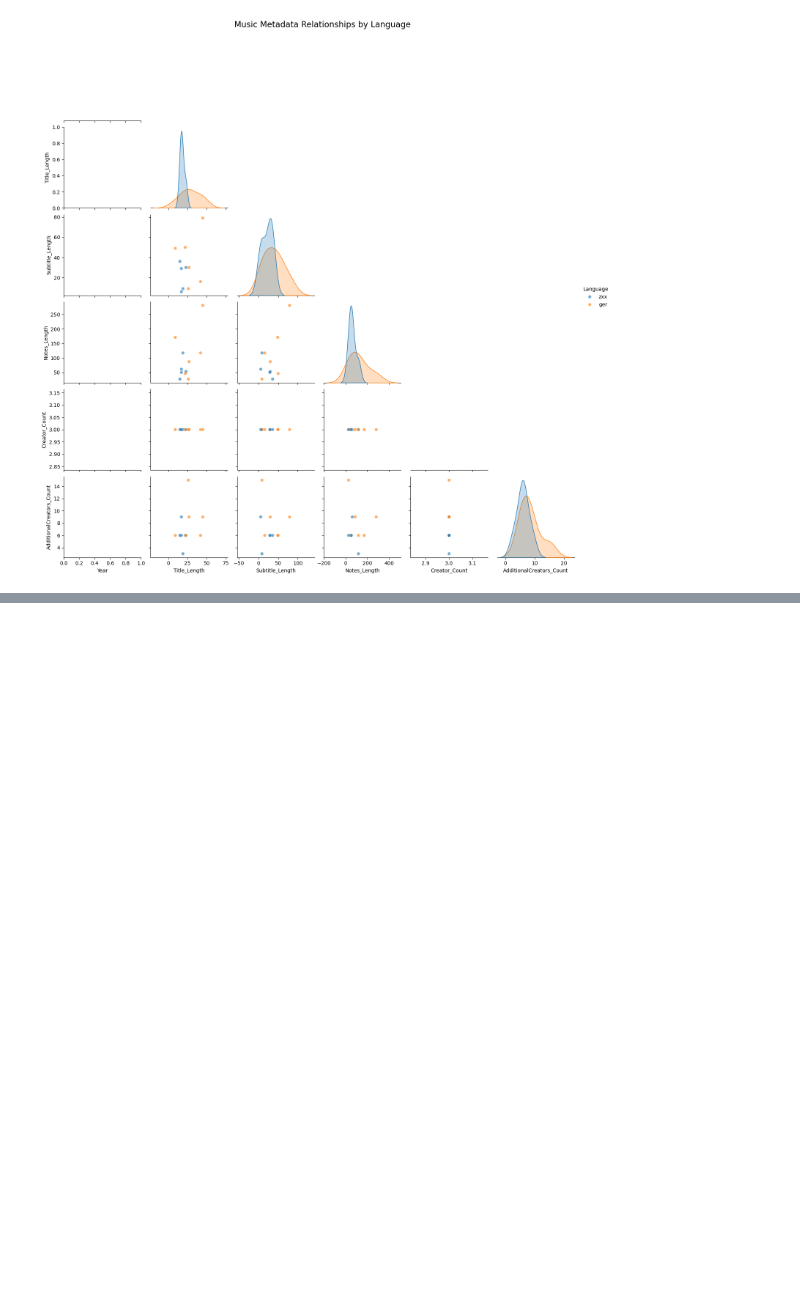
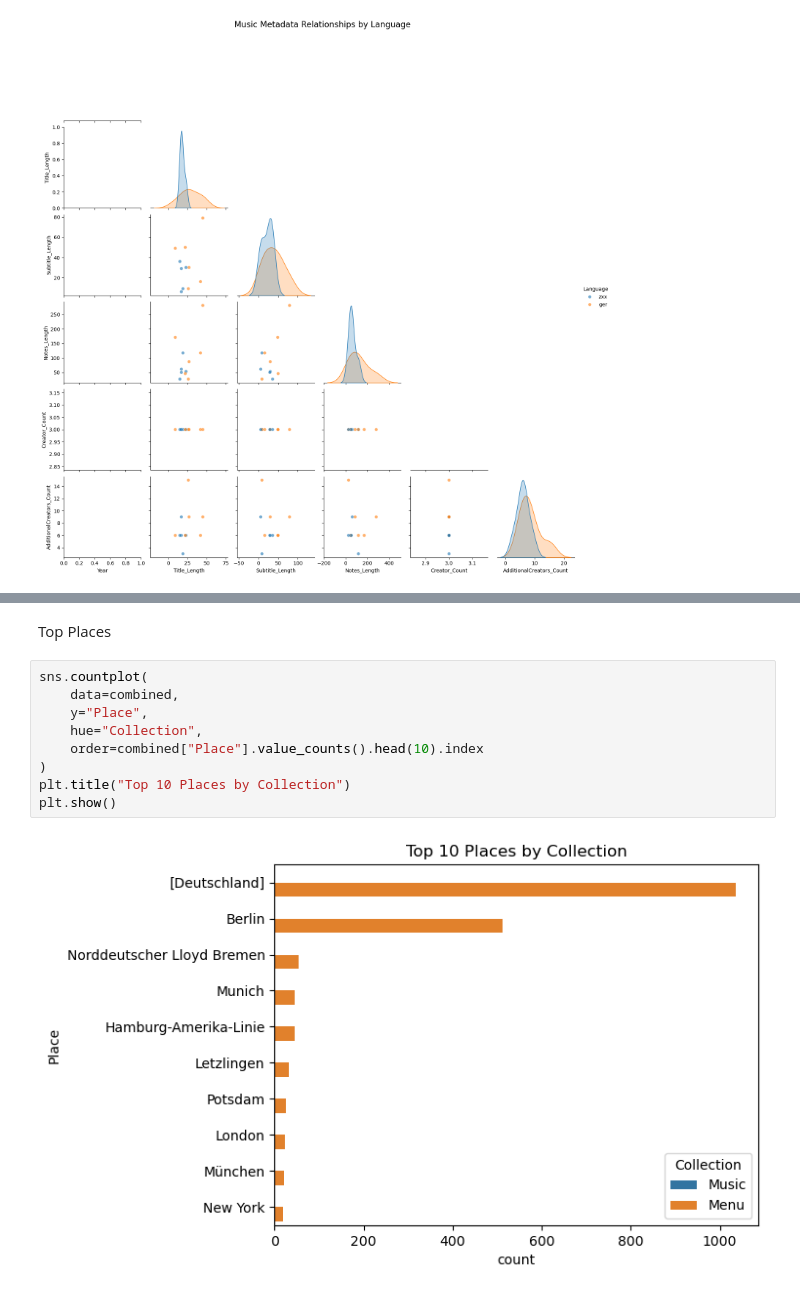
Before and after one commit to bbhatta10/Library-data, a Jupyter notebook: menu.ipynb, the cells around one changed output, grey strips where cells are left out. Saved outputs shown, nothing was run; the diff lists cells and outputs as text; blank space fills up the shorter version.

```diff
--- a/menu.ipynb
+++ b/menu.ipynb
@@ -247,0 +344,13 @@ menu_df.head()
+# %% [markdown]
+Top Places
+# %%
+sns.countplot(
+    data=combined,
+    y="Place",
+    hue="Collection",
+    order=combined["Place"].value_counts().head(10).index
+)
+plt.title("Top 10 Places by Collection")
+plt.show()
+# %% [output]
+[figure, added]
```
Also changed, not shown: parts of 17 cells of this notebook.
